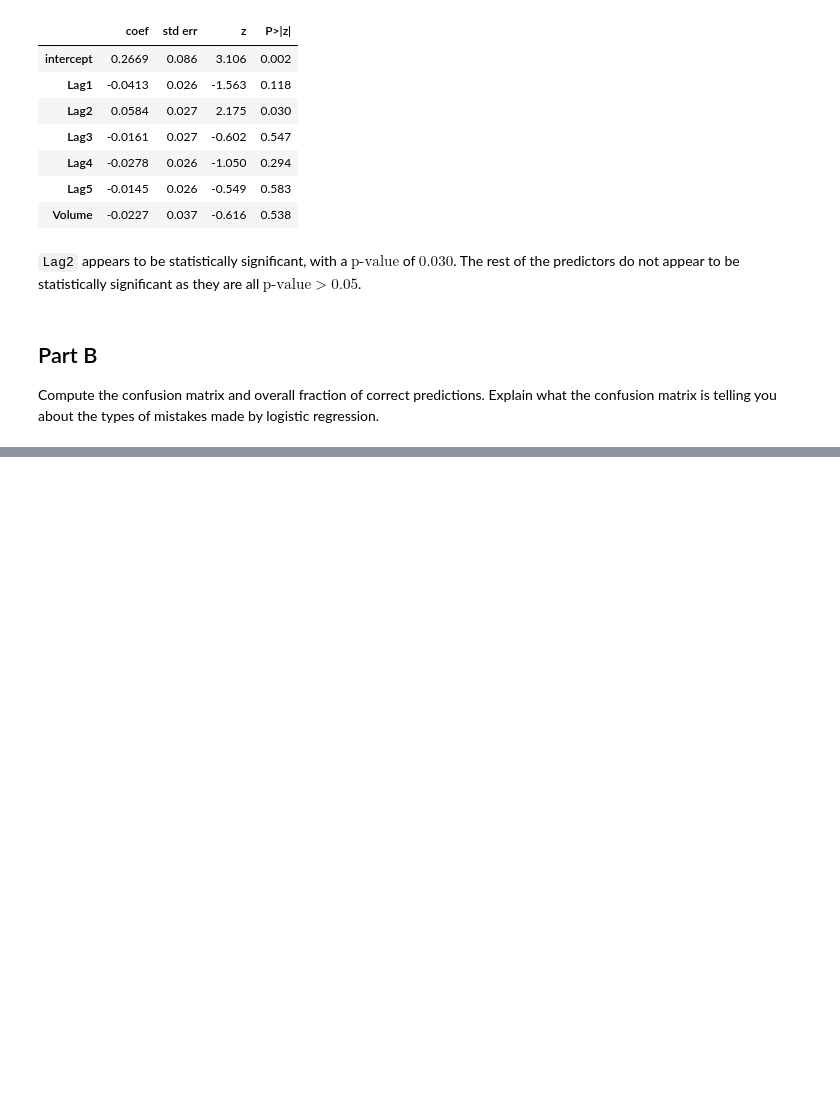
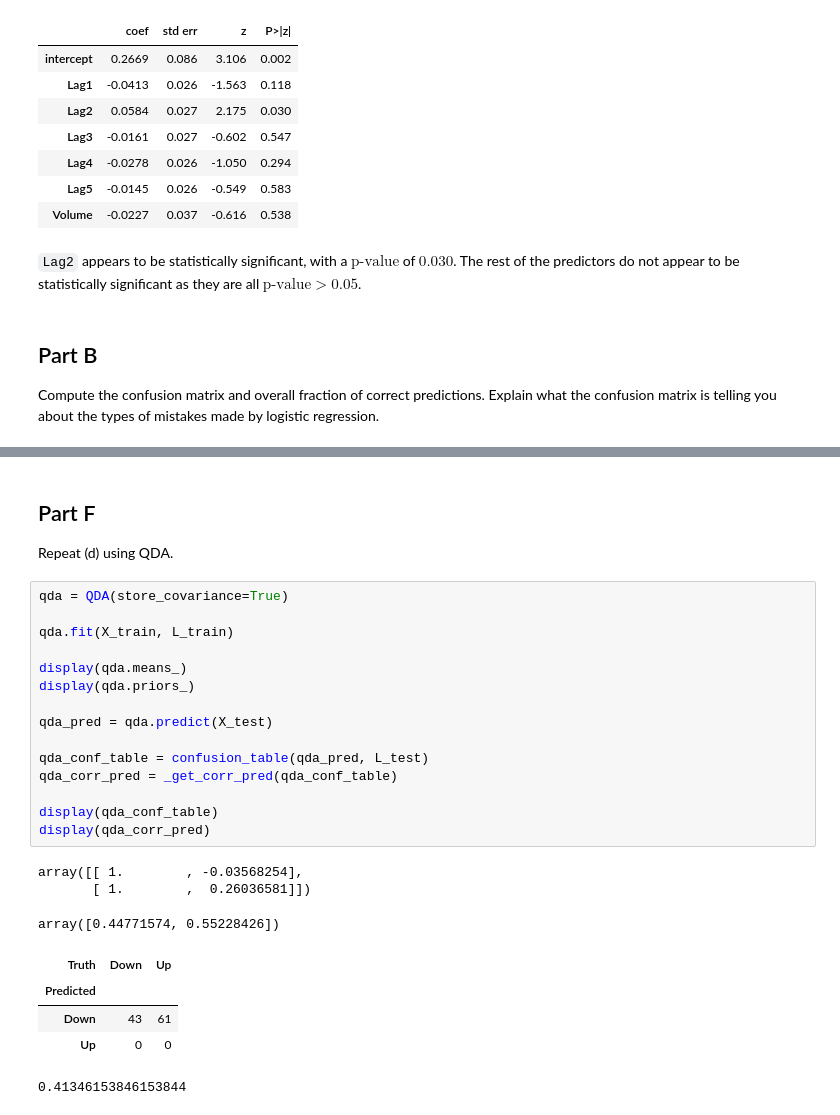
Before and after one commit to anchitrao/islp, a Jupyter notebook: chapter4/exercises/ex_13.ipynb, the cells around one changed output, grey strips where cells are left out. Cells and saved outputs as stored; diff of their text form; blank space fills up the shorter version.

```diff
--- a/chapter4/exercises/ex_13.ipynb
+++ b/chapter4/exercises/ex_13.ipynb
@@ -128,0 +214,28 @@ np.mean(labels == Weekly.Direction)
+# %% [markdown]
+## Part F
+
+Repeat (d) using QDA.
+# %%
+qda = QDA(store_covariance=True)
+
+qda.fit(X_train, L_train)
+
+display(qda.means_)
+display(qda.priors_)
+
+qda_pred = qda.predict(X_test)
+
+qda_conf_table = confusion_table(qda_pred, L_test)
+qda_corr_pred = _get_corr_pred(qda_conf_table)
+
+display(qda_conf_table)
+display(qda_corr_pred)
+# %% [output]
+array([[ 1.        , -0.03568254],
+       [ 1.        ,  0.26036581]])
+array([0.44771574, 0.55228426])
+| Truth | Down | Up |
+| Predicted |  |  |
+| Down | 43 | 61 |
+| Up | 0 | 0 |
+0.41346153846153844
```
Also changed, not shown: parts of 17 cells of this notebook, 1 other file.
